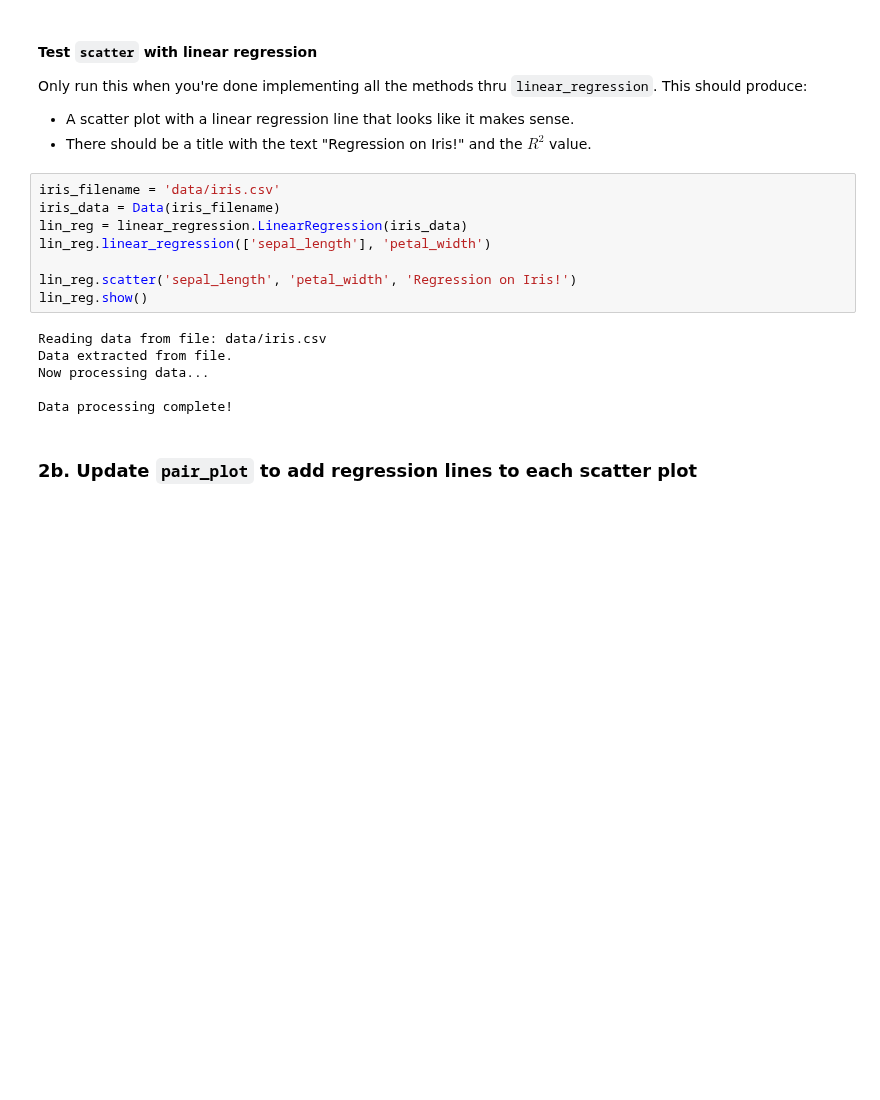
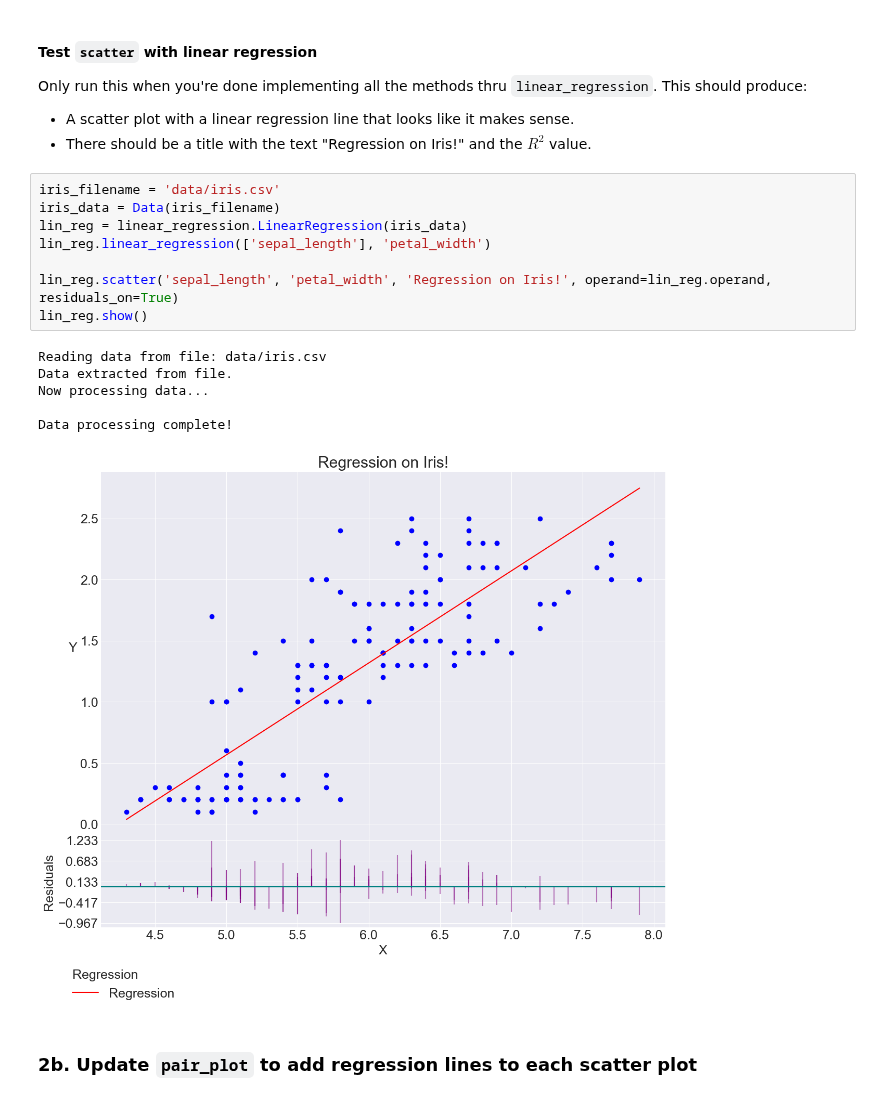
Before and after one commit to schiffinor/dataVisualization, a Jupyter notebook: Project3/linear_regression.ipynb, the cells around one changed output. Saved outputs shown, nothing was run; the diff lists cells and outputs as text; blank space fills up the shorter version.

Commit message:
Proj3 regressions

```diff
--- a/Project3/linear_regression.ipynb
+++ b/Project3/linear_regression.ipynb
@@ -261,17 +261,18 @@ Only run this when you're done implementing all the methods thru `linear_regress
 # %%
 iris_filename = 'data/iris.csv'
 iris_data = Data(iris_filename)
 lin_reg = linear_regression.LinearRegression(iris_data)
 lin_reg.linear_regression(['sepal_length'], 'petal_width')
 
-lin_reg.scatter('sepal_length', 'petal_width', 'Regression on Iris!')
+lin_reg.scatter('sepal_length', 'petal_width', 'Regression on Iris!', operand=lin_reg.operand, residuals_on=True)
 lin_reg.show()
 # %% [output]
 Reading data from file: data/iris.csv
 Data extracted from file.
 Now processing data...
 
 Data processing complete!
+[figure, added]
 # %% [markdown]
 ### 2b. Update `pair_plot` to add regression lines to each scatter plot
 # %% [markdown]
```
Also changed, not shown: parts of 2 cells of this notebook, 2 other files.
